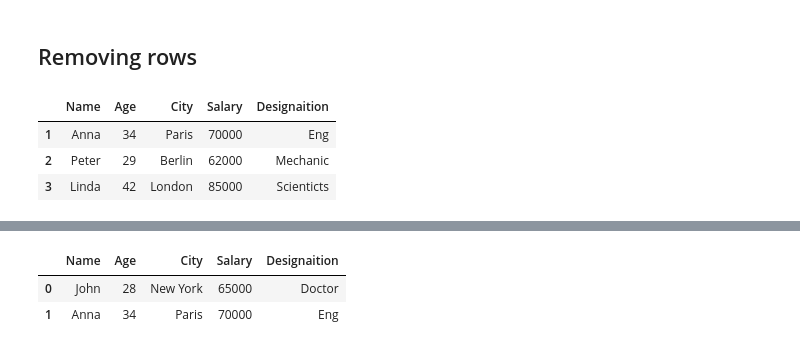
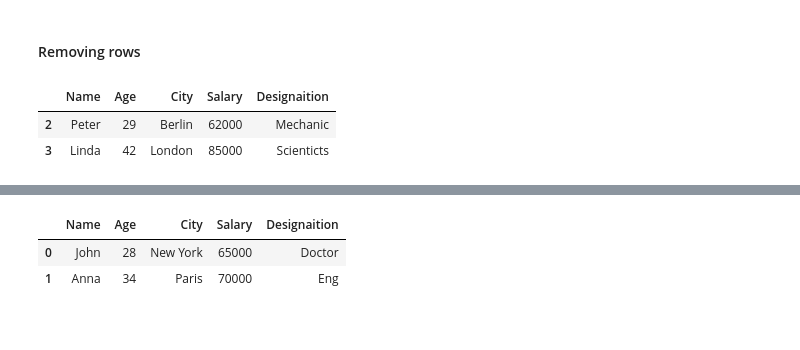
Before and after one commit to sunny-bhakta/Pandas, a Jupyter notebook: 02_DataFrames.ipynb, the cells around one changed output, grey strips where cells are left out. Cells and saved outputs as stored; diff of their text form; code cells hidden in the pictures.

```diff
--- a/02_DataFrames.ipynb
+++ b/02_DataFrames.ipynb
@@ -76,9 +99,8 @@ df2
 # %% [markdown]
-## Removing rows
+#### Removing rows
 # %%
-df2.drop(0, axis=0)
+df2.drop([0, 1], axis=0)
 # %% [output]
 |  | Name | Age | City | Salary | Designaition |
-| 1 | Anna | 34 | Paris | 70000 | Eng |
 | 2 | Peter | 29 | Berlin | 62000 | Mechanic |
 | 3 | Linda | 42 | London | 85000 | Scienticts |
```
Also changed, not shown: parts of 29 cells of this notebook.
